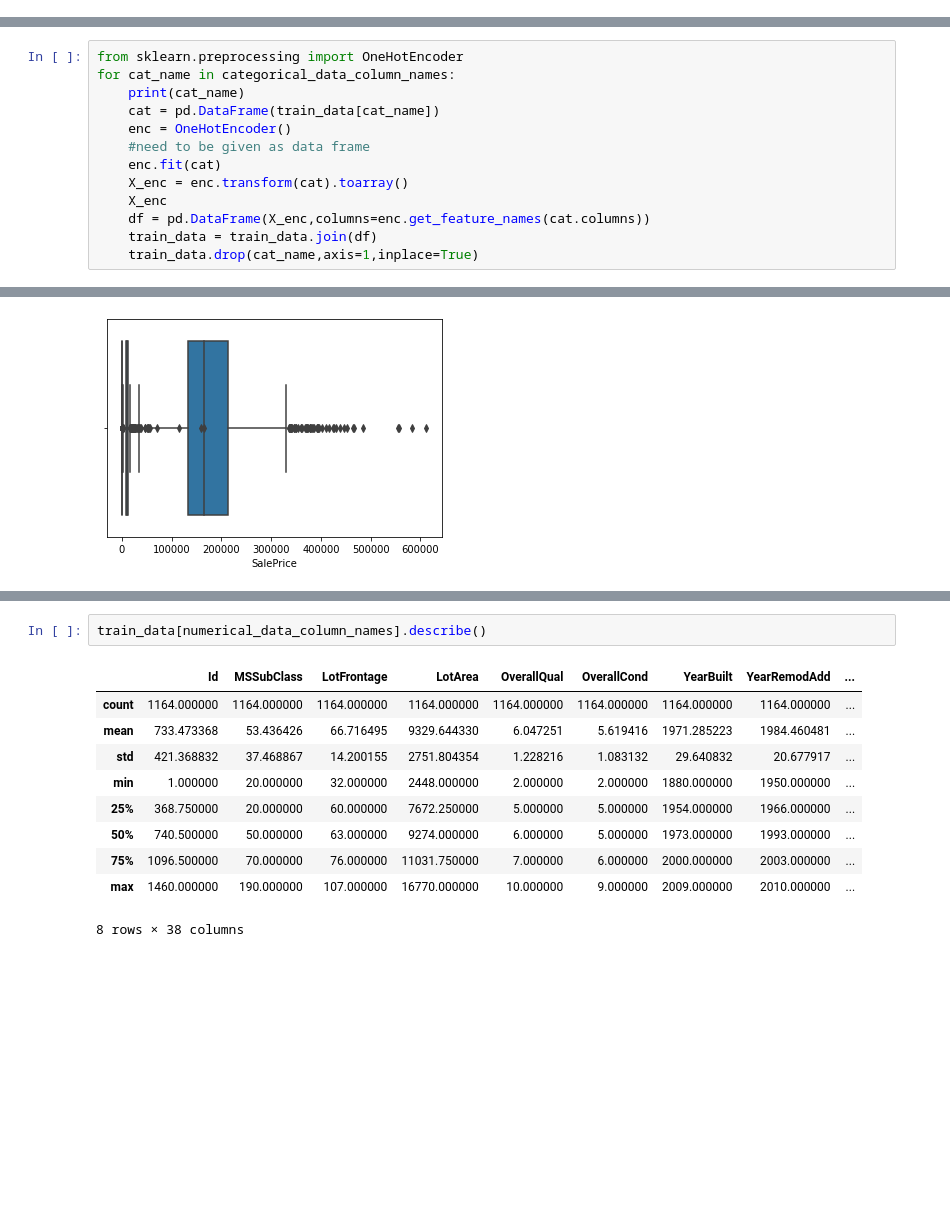
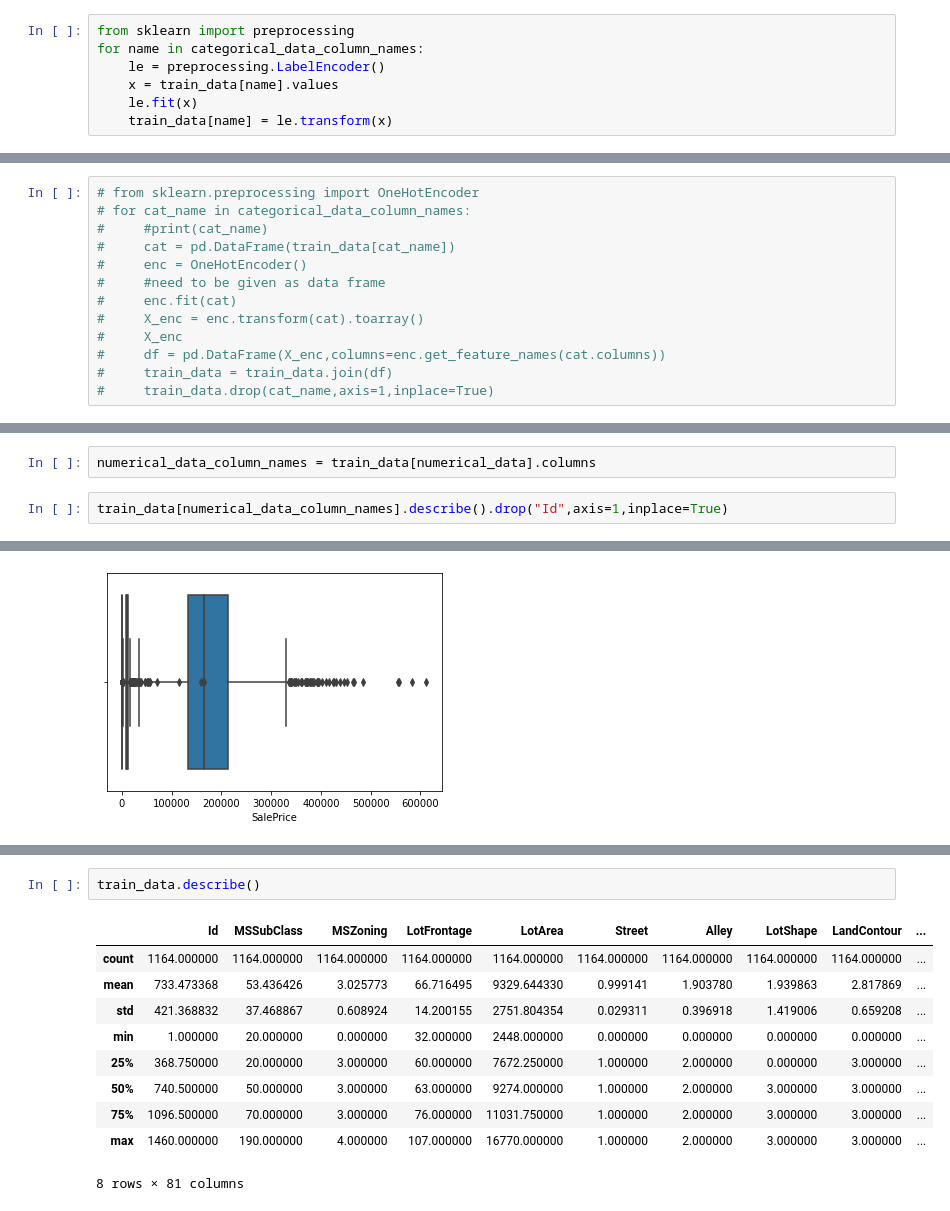
Before and after one commit to MichaelWoo-git/House_Pricing_Prediction_ML_Regression, a Jupyter notebook: House_Main.ipynb, the cells around one changed output, grey strips where cells are left out. Saved outputs shown, nothing was run; the diff lists cells and outputs as text; blank space fills up the shorter version.

```diff
--- a/House_Main.ipynb
+++ b/House_Main.ipynb
@@ -57,15 +81,22 @@ categorical_data_column_names = set(train_data.columns)-set(numerical_data)
+# %%
+from sklearn import preprocessing
+for name in categorical_data_column_names:
+    le = preprocessing.LabelEncoder()
+    x = train_data[name].values
+    le.fit(x)
+    train_data[name] = le.transform(x)
 # %% [markdown]
 ##### Hot Encoded categorical data
 # %%
-from sklearn.preprocessing import OneHotEncoder
-for cat_name in categorical_data_column_names:
-    print(cat_name)
-    cat = pd.DataFrame(train_data[cat_name])
-    enc = OneHotEncoder()
-    #need to be given as data frame
-    enc.fit(cat)
-    X_enc = enc.transform(cat).toarray()
-    X_enc
-    df = pd.DataFrame(X_enc,columns=enc.get_feature_names(cat.columns))
-    train_data = train_data.join(df)
-    train_data.drop(cat_name,axis=1,inplace=True)
+# from sklearn.preprocessing import OneHotEncoder
+# for cat_name in categorical_data_column_names:
+#     #print(cat_name)
+#     cat = pd.DataFrame(train_data[cat_name])
+#     enc = OneHotEncoder()
+#     #need to be given as data frame
+#     enc.fit(cat)
+#     X_enc = enc.transform(cat).toarray()
+#     X_enc
+#     df = pd.DataFrame(X_enc,columns=enc.get_feature_names(cat.columns))
+#     train_data = train_data.join(df)
+#     train_data.drop(cat_name,axis=1,inplace=True)
@@ -110 +117,5 @@ memory usage: 3.2 MB
+# %%
+numerical_data_column_names = train_data[numerical_data].columns
+# %%
+train_data[numerical_data_column_names].describe().drop("Id",axis=1,inplace=True)
 # %%
@@ -160,14 +172,14 @@ for column_names in outlier_column_names:
 # %%
-train_data[numerical_data_column_names].describe()
+train_data.describe()
 # %% [output]
-|  | Id | MSSubClass | LotFrontage | LotArea | OverallQual | OverallCond | YearBuilt | YearRemodAdd | ... |
-| count | 1164.000000 | 1164.000000 | 1164.000000 | 1164.000000 | 1164.000000 | 1164.000000 | 1164.000000 | 1164.000000 | ... |
-| mean | 733.473368 | 53.436426 | 66.716495 | 9329.644330 | 6.047251 | 5.619416 | 1971.285223 | 1984.460481 | ... |
-| std | 421.368832 | 37.468867 | 14.200155 | 2751.804354 | 1.228216 | 1.083132 | 29.640832 | 20.677917 | ... |
-| min | 1.000000 | 20.000000 | 32.000000 | 2448.000000 | 2.000000 | 2.000000 | 1880.000000 | 1950.000000 | ... |
-| 25% | 368.750000 | 20.000000 | 60.000000 | 7672.250000 | 5.000000 | 5.000000 | 1954.000000 | 1966.000000 | ... |
-| 50% | 740.500000 | 50.000000 | 63.000000 | 9274.000000 | 6.000000 | 5.000000 | 1973.000000 | 1993.000000 | ... |
-| 75% | 1096.500000 | 70.000000 | 76.000000 | 11031.750000 | 7.000000 | 6.000000 | 2000.000000 | 2003.000000 | ... |
-| max | 1460.000000 | 190.000000 | 107.000000 | 16770.000000 | 10.000000 | 9.000000 | 2009.000000 | 2010.000000 | ... |
+|  | Id | MSSubClass | MSZoning | LotFrontage | LotArea | Street | Alley | LotShape | LandContour | ... |
+| count | 1164.000000 | 1164.000000 | 1164.000000 | 1164.000000 | 1164.000000 | 1164.000000 | 1164.000000 | 1164.000000 | 1164.000000 | ... |
+| mean | 733.473368 | 53.436426 | 3.025773 | 66.716495 | 9329.644330 | 0.999141 | 1.903780 | 1.939863 | 2.817869 | ... |
+| std | 421.368832 | 37.468867 | 0.608924 | 14.200155 | 2751.804354 | 0.029311 | 0.396918 | 1.419006 | 0.659208 | ... |
+| min | 1.000000 | 20.000000 | 0.000000 | 32.000000 | 2448.000000 | 0.000000 | 0.000000 | 0.000000 | 0.000000 | ... |
+| 25% | 368.750000 | 20.000000 | 3.000000 | 60.000000 | 7672.250000 | 1.000000 | 2.000000 | 0.000000 | 3.000000 | ... |
+| 50% | 740.500000 | 50.000000 | 3.000000 | 63.000000 | 9274.000000 | 1.000000 | 2.000000 | 3.000000 | 3.000000 | ... |
+| 75% | 1096.500000 | 70.000000 | 3.000000 | 76.000000 | 11031.750000 | 1.000000 | 2.000000 | 3.000000 | 3.000000 | ... |
+| max | 1460.000000 | 190.000000 | 4.000000 | 107.000000 | 16770.000000 | 1.000000 | 2.000000 | 3.000000 | 3.000000 | ... |
-8 rows × 38 columns
+8 rows × 81 columns
 # %%
```
Also changed, not shown: parts of 42 cells of this notebook.
